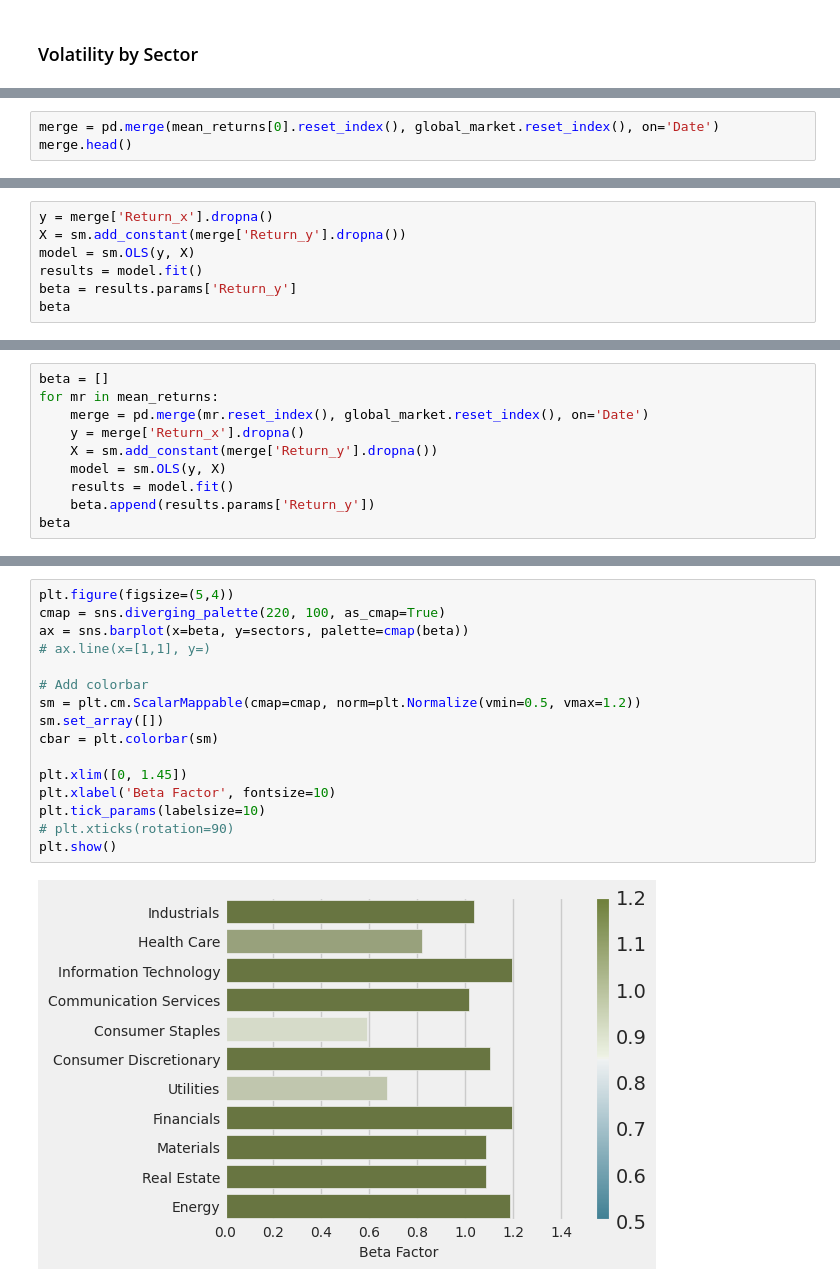
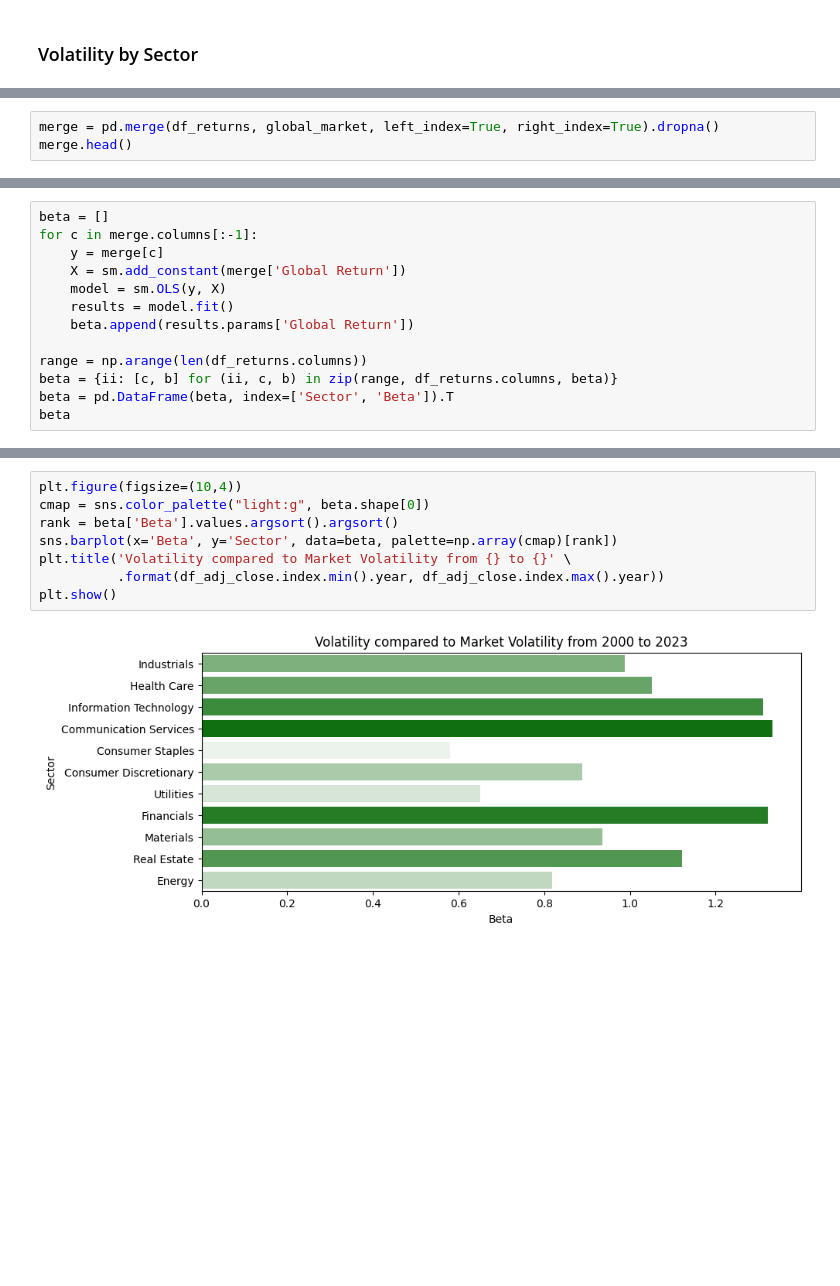
Before and after one commit to jpradas1/Stock_Market_Analysis, a Jupyter notebook: Analysis_I.ipynb, the cells around one changed output, grey strips where cells are left out. Drawn from its saved outputs; the diff is of its cells as text; blank space fills up the shorter version.

```diff
--- a/Analysis_I.ipynb
+++ b/Analysis_I.ipynb
@@ -163,4 +187,4 @@ global_market.head()
 # %%
-merge = pd.merge(mean_returns[0].reset_index(), global_market.reset_index(), on='Date')
+merge = pd.merge(df_returns, global_market, left_index=True, right_index=True).dropna()
 merge.head()
 # %% [output]
@@ -173,7 +197,0 @@ merge.head()
-# %%
-y = merge['Return_x'].dropna()
-X = sm.add_constant(merge['Return_y'].dropna())
-model = sm.OLS(y, X)
-results = model.fit()
-beta = results.params['Return_y']
-beta
@@ -182,11 +198,14 @@ beta
 # %%
 beta = []
-for mr in mean_returns:
-    merge = pd.merge(mr.reset_index(), global_market.reset_index(), on='Date')
-    y = merge['Return_x'].dropna()
-    X = sm.add_constant(merge['Return_y'].dropna())
+for c in merge.columns[:-1]:
+    y = merge[c]
+    X = sm.add_constant(merge['Global Return'])
     model = sm.OLS(y, X)
     results = model.fit()
-    beta.append(results.params['Return_y'])
+    beta.append(results.params['Global Return'])
+
+range = np.arange(len(df_returns.columns))
+beta = {ii: [c, b] for (ii, c, b) in zip(range, df_returns.columns, beta)}
+beta = pd.DataFrame(beta, index=['Sector', 'Beta']).T
 beta
 # %% [output]
@@ -204,18 +224,10 @@ beta
 # %%
-plt.figure(figsize=(5,4))
-cmap = sns.diverging_palette(220, 100, as_cmap=True)
-ax = sns.barplot(x=beta, y=sectors, palette=cmap(beta))
-# ax.line(x=[1,1], y=)
-
-# Add colorbar
-sm = plt.cm.ScalarMappable(cmap=cmap, norm=plt.Normalize(vmin=0.5, vmax=1.2))
-sm.set_array([])
-cbar = plt.colorbar(sm)
-
-plt.xlim([0, 1.45])
-plt.xlabel('Beta Factor', fontsize=10)
-plt.tick_params(labelsize=10)
-# plt.xticks(rotation=90)
+plt.figure(figsize=(10,4))
+cmap = sns.color_palette("light:g", beta.shape[0])
+rank = beta['Beta'].values.argsort().argsort()
+sns.barplot(x='Beta', y='Sector', data=beta, palette=np.array(cmap)[rank])
+plt.title('Volatility compared to Market Volatility from {} to {}' \
+          .format(df_adj_close.index.min().year, df_adj_close.index.max().year))
 plt.show()
 # %% [output]
-[figure, old version]
+[figure, new version]
```
Also changed, not shown: parts of 43 cells of this notebook, 7 other files.
